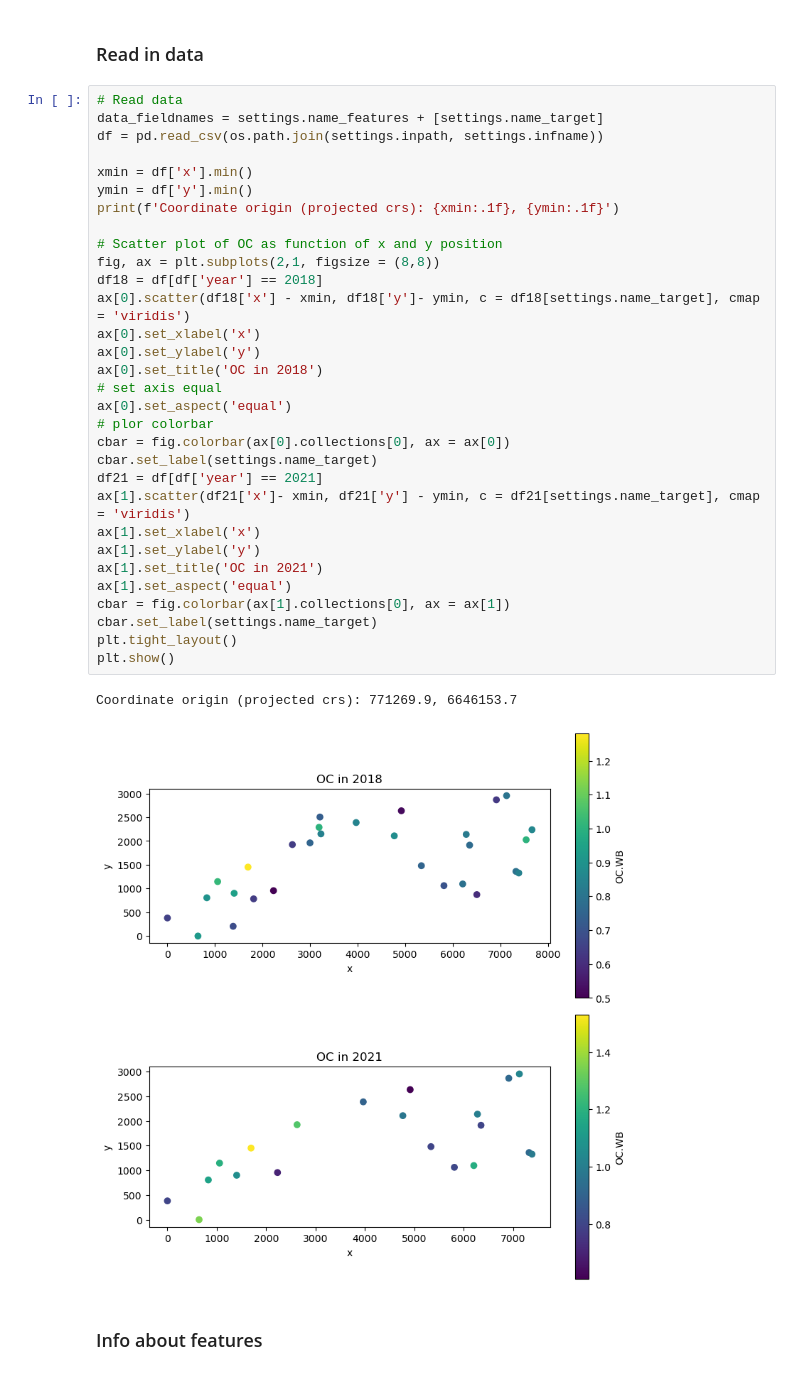
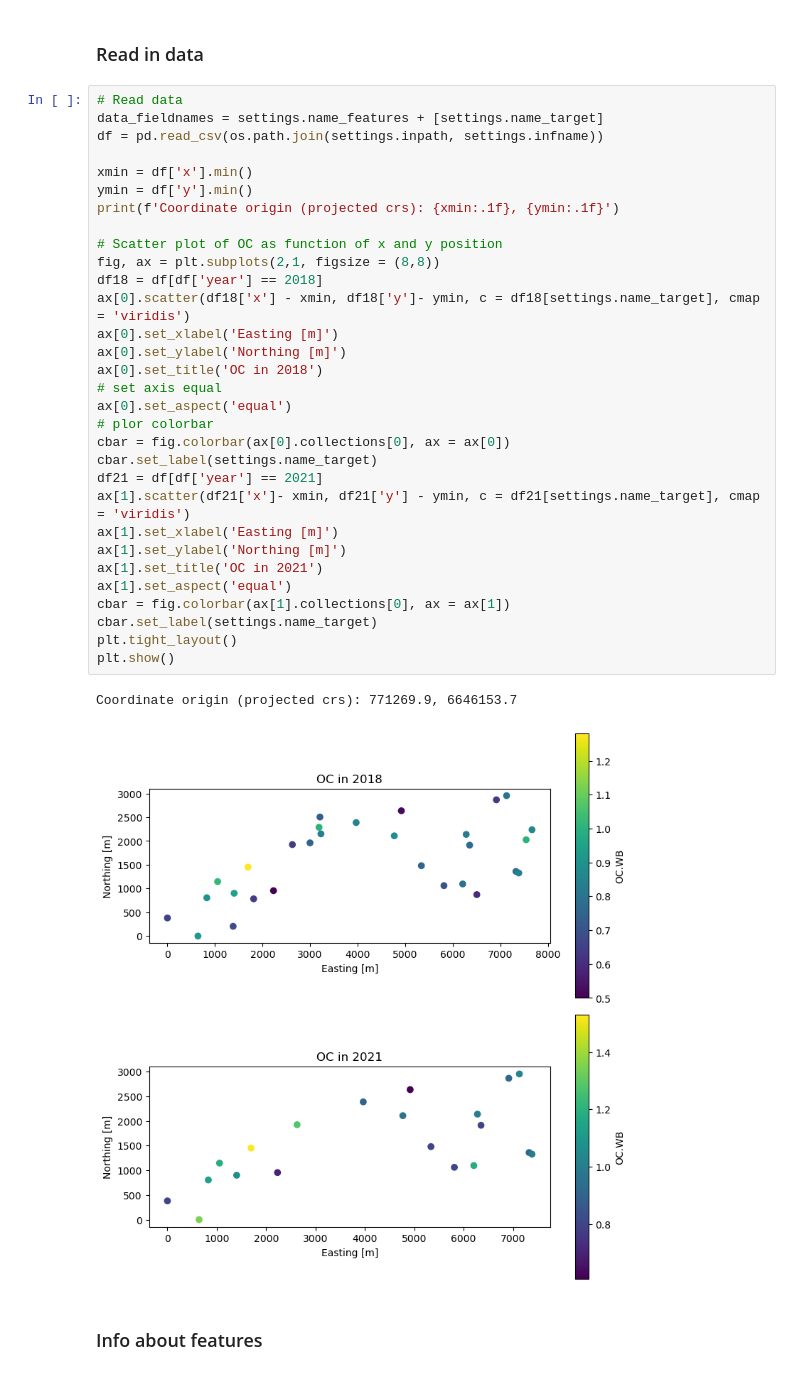
Before and after one commit to Sydney-Informatics-Hub/AgReFed-ML, a Jupyter notebook: notebooks/model_soilchange_OC.ipynb, the cells around one changed output. Drawn from its saved outputs; the diff is of its cells as text.

```diff
--- a/notebooks/model_soilchange_OC.ipynb
+++ b/notebooks/model_soilchange_OC.ipynb
@@ -110,37 +110,37 @@ Available Features:
 # %%
 # Read data
 data_fieldnames = settings.name_features + [settings.name_target]
 df = pd.read_csv(os.path.join(settings.inpath, settings.infname))
 
 xmin = df['x'].min()
 ymin = df['y'].min()
 print(f'Coordinate origin (projected crs): {xmin:.1f}, {ymin:.1f}')
 
 # Scatter plot of OC as function of x and y position
 fig, ax = plt.subplots(2,1, figsize = (8,8))
 df18 = df[df['year'] == 2018]
 ax[0].scatter(df18['x'] - xmin, df18['y']- ymin, c = df18[settings.name_target], cmap = 'viridis')
-ax[0].set_xlabel('x')
-ax[0].set_ylabel('y')
+ax[0].set_xlabel('Easting [m]')
+ax[0].set_ylabel('Northing [m]')
 ax[0].set_title('OC in 2018')
 # set axis equal
 ax[0].set_aspect('equal')
 # plor colorbar
 cbar = fig.colorbar(ax[0].collections[0], ax = ax[0])
 cbar.set_label(settings.name_target)
 df21 = df[df['year'] == 2021]
 ax[1].scatter(df21['x']- xmin, df21['y'] - ymin, c = df21[settings.name_target], cmap = 'viridis')
-ax[1].set_xlabel('x')
-ax[1].set_ylabel('y')
+ax[1].set_xlabel('Easting [m]')
+ax[1].set_ylabel('Northing [m]')
 ax[1].set_title('OC in 2021')
 ax[1].set_aspect('equal')
 cbar = fig.colorbar(ax[1].collections[0], ax = ax[1])
 cbar.set_label(settings.name_target)
 plt.tight_layout()
 plt.show()
 # %% [output]
 Coordinate origin (projected crs): 771269.9, 6646153.7
-[figure, old version]
+[figure, new version]
 # %% [markdown]
 ### Info about features
 # %%
```
